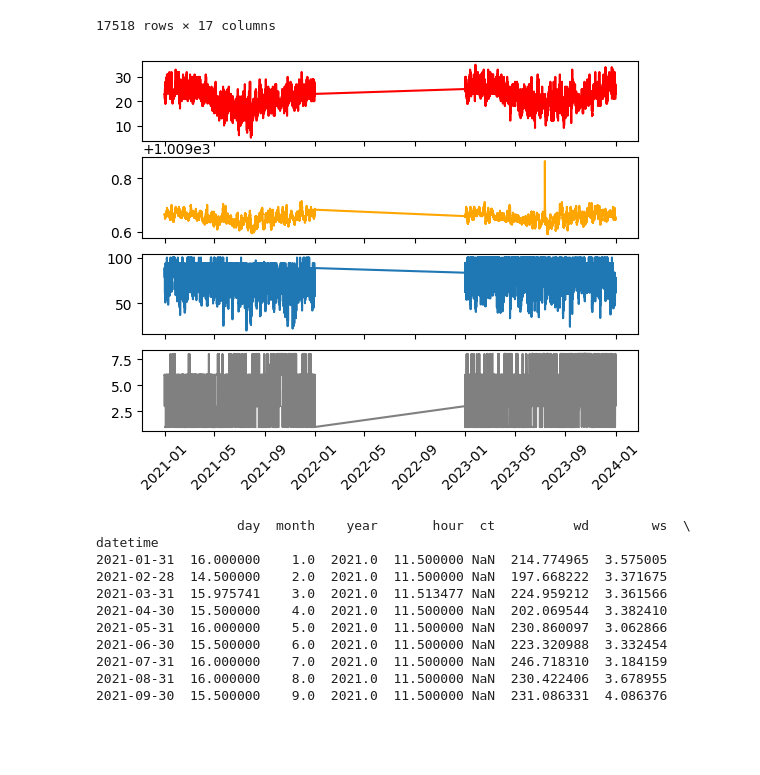
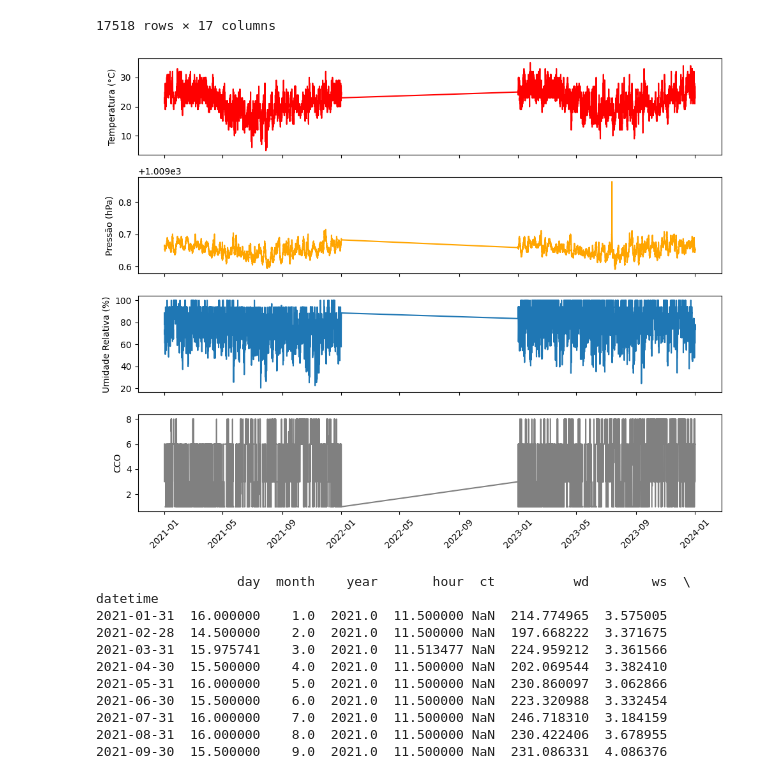
Before and after one commit to muriell-b/ENS5173_01, a Jupyter notebook: Atividade02.ipynb, the cells around one changed output. Drawn from its saved outputs; the diff is of its cells as text; code cells hidden in the pictures; blank space fills up the shorter version.

```diff
--- a/Atividade02.ipynb
+++ b/Atividade02.ipynb
@@ -101,26 +101,39 @@ Name: datetime, Length: 17518, dtype: datetime64[ns]
 # %%
 # Analisando os dados através de figuras
 # Criar uma coluna com Datetime dos dados
 import pandas as pd
+import matplotlib.pyplot as plt
 
 # Criar uma coluna de data e hora combinando as colunas separadas
 metSuperficie['datetime'] = pd.to_datetime(metSuperficie[['year', 'month', 'day', 'hour']])
 
 # Definir a coluna de datetime como índice do DataFrame
 metSuperficie.set_index('datetime', inplace=True)
 
 # Analisar os dados através de figuras
-import matplotlib.pyplot as plt
+fig, ax = plt.subplots(4, sharex=True, figsize=(10, 8))
 
-fig, ax = plt.subplots(4, sharex=True)
+# Plotagem da temperatura
 ax[0].plot(metSuperficie.index, metSuperficie['temp'], color='red')
+ax[0].set_ylabel('Temperatura (°C)')
+
+# Plotagem da pressão
 ax[1].plot(metSuperficie.index, metSuperficie['p'], color='orange')
+ax[1].set_ylabel('Pressão (hPa)')
+
+# Plotagem da umidade relativa
 ax[2].plot(metSuperficie.index, metSuperficie['relh'])
+ax[2].set_ylabel('Umidade Relativa (%)')
+
+# Plotagem da cco
 ax[3].plot(metSuperficie.index, metSuperficie['cco'], color='gray')
+ax[3].set_ylabel('CCO')
 ax[3].tick_params(axis='x', rotation=45)
+
+plt.tight_layout()
 plt.show()
 # %% [output]
-[figure, old version]
+[figure, new version]
 # %%
 # Estatísticas dos dados
 import pandas as pd
```
Also changed, not shown: parts of 1 cell of this notebook.
